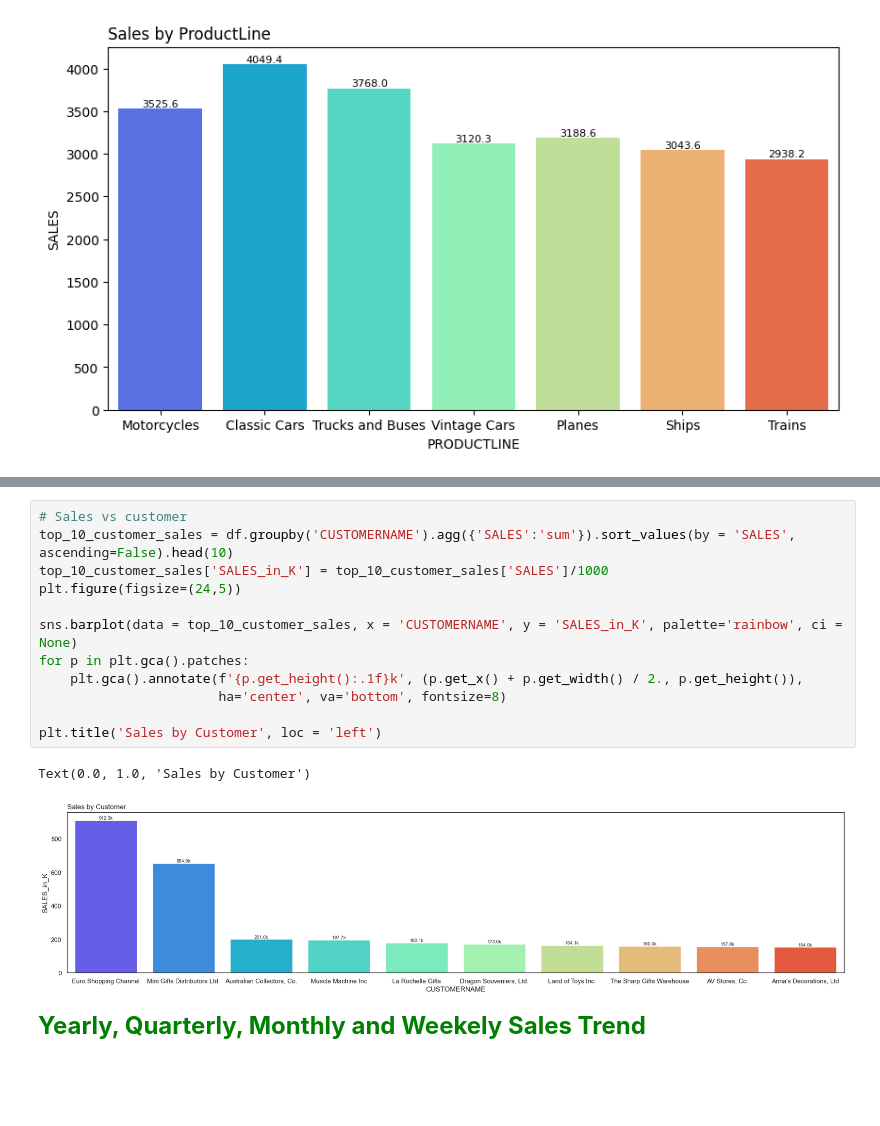
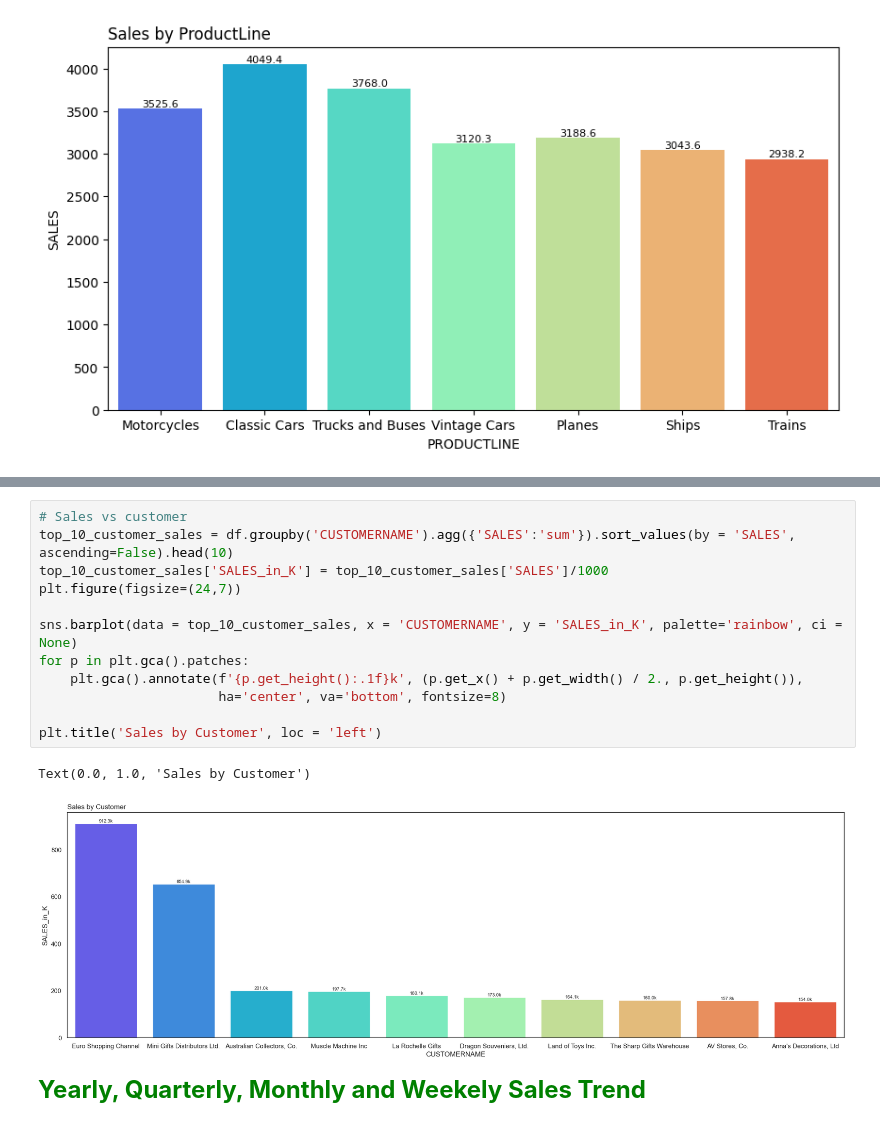
Before and after one commit to DataNerdss/Automobile_Sales_Analysis_Project, a Jupyter notebook: car_sales_analysis.ipynb, the cells around one changed output, grey strips where cells are left out. Drawn from its saved outputs; the diff is of its cells as text; blank space fills up the shorter version.

```diff
--- a/car_sales_analysis.ipynb
+++ b/car_sales_analysis.ipynb
@@ -441,18 +441,18 @@ Text(0.0, 1.0, 'Sales by City')
 # %%
 # Sales vs customer
 top_10_customer_sales = df.groupby('CUSTOMERNAME').agg({'SALES':'sum'}).sort_values(by = 'SALES', ascending=False).head(10)
 top_10_customer_sales['SALES_in_K'] = top_10_customer_sales['SALES']/1000
-plt.figure(figsize=(24,5))
+plt.figure(figsize=(24,7))
 
 sns.barplot(data = top_10_customer_sales, x = 'CUSTOMERNAME', y = 'SALES_in_K', palette='rainbow', ci = None)
 for p in plt.gca().patches:
     plt.gca().annotate(f'{p.get_height():.1f}k', (p.get_x() + p.get_width() / 2., p.get_height()),
                        ha='center', va='bottom', fontsize=8)
 
 plt.title('Sales by Customer', loc = 'left')
 # %% [output]
 Text(0.0, 1.0, 'Sales by Customer')
-[figure, old version]
+[figure, new version]
 # %% [markdown]
 <font size = '5' face = 'times new roman'  color = 'green'><b>Yearly, Quarterly, Monthly and Weekely Sales Trend</b></font>
 # %%
```
Also changed, not shown: parts of 3 cells of this notebook.
